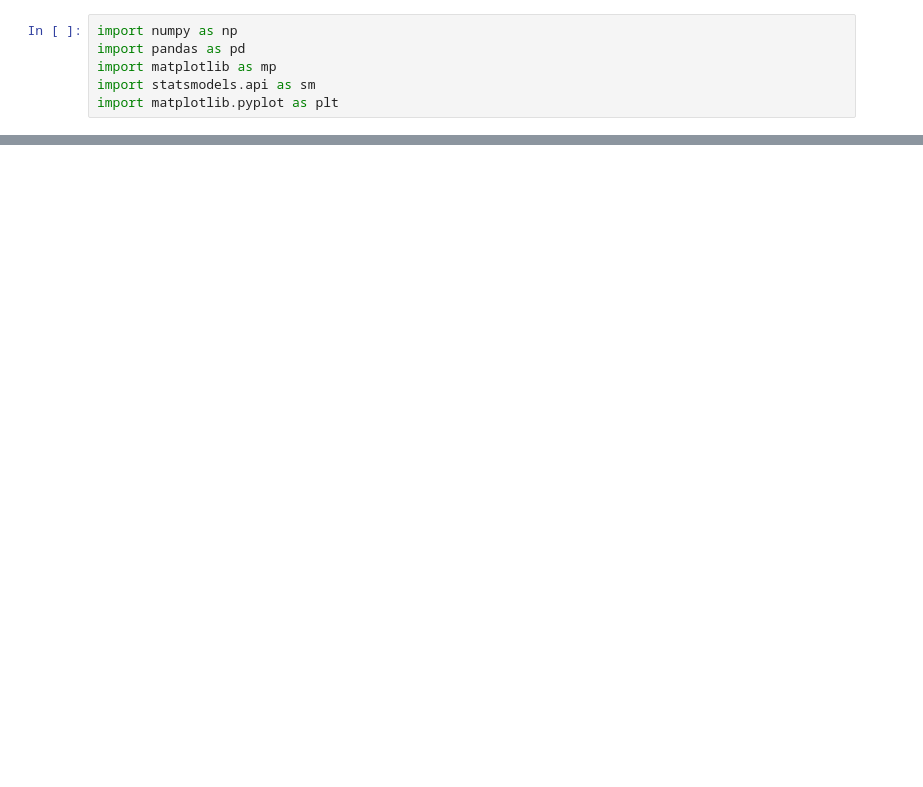
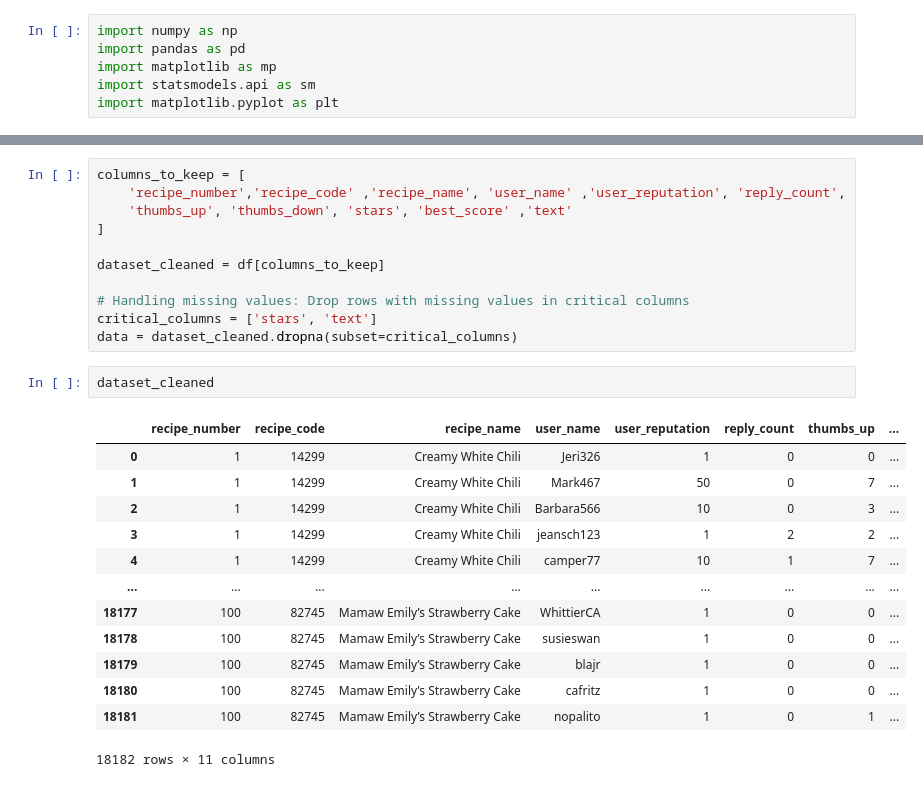
Before and after one commit to qmdismnp/Schulich_DS_MBAN, a Jupyter notebook: Fall 2/final.ipynb, the cells around one changed output, grey strips where cells are left out. Drawn from its saved outputs; the diff is of its cells as text; blank space fills up the shorter version.

```diff
--- a/Fall 2/final.ipynb
+++ b/Fall 2/final.ipynb
@@ -34,0 +50,27 @@ df.head()
+# %%
+columns_to_keep = [
+    'recipe_number','recipe_code' ,'recipe_name', 'user_name' ,'user_reputation', 'reply_count',
+    'thumbs_up', 'thumbs_down', 'stars', 'best_score' ,'text'
+]
+
+dataset_cleaned = df[columns_to_keep]
+
+# Handling missing values: Drop rows with missing values in critical columns
+critical_columns = ['stars', 'text']
+data = dataset_cleaned.dropna(subset=critical_columns)
+# %%
+dataset_cleaned
+# %% [output]
+|  | recipe_number | recipe_code | recipe_name | user_name | user_reputation | reply_count | thumbs_up | ... |
+| 0 | 1 | 14299 | Creamy White Chili | Jeri326 | 1 | 0 | 0 | ... |
+| 1 | 1 | 14299 | Creamy White Chili | Mark467 | 50 | 0 | 7 | ... |
+| 2 | 1 | 14299 | Creamy White Chili | Barbara566 | 10 | 0 | 3 | ... |
+| 3 | 1 | 14299 | Creamy White Chili | jeansch123 | 1 | 2 | 2 | ... |
+| 4 | 1 | 14299 | Creamy White Chili | camper77 | 10 | 1 | 7 | ... |
+| ... | ... | ... | ... | ... | ... | ... | ... | ... |
+| 18177 | 100 | 82745 | Mamaw Emily’s Strawberry Cake | WhittierCA | 1 | 0 | 0 | ... |
+| 18178 | 100 | 82745 | Mamaw Emily’s Strawberry Cake | susieswan | 1 | 0 | 0 | ... |
+| 18179 | 100 | 82745 | Mamaw Emily’s Strawberry Cake | blajr | 1 | 0 | 0 | ... |
+| 18180 | 100 | 82745 | Mamaw Emily’s Strawberry Cake | cafritz | 1 | 0 | 0 | ... |
+| 18181 | 100 | 82745 | Mamaw Emily’s Strawberry Cake | nopalito | 1 | 0 | 1 | ... |
+18182 rows × 11 columns
```
Also changed, not shown: parts of 12 cells of this notebook, 5 other files.
